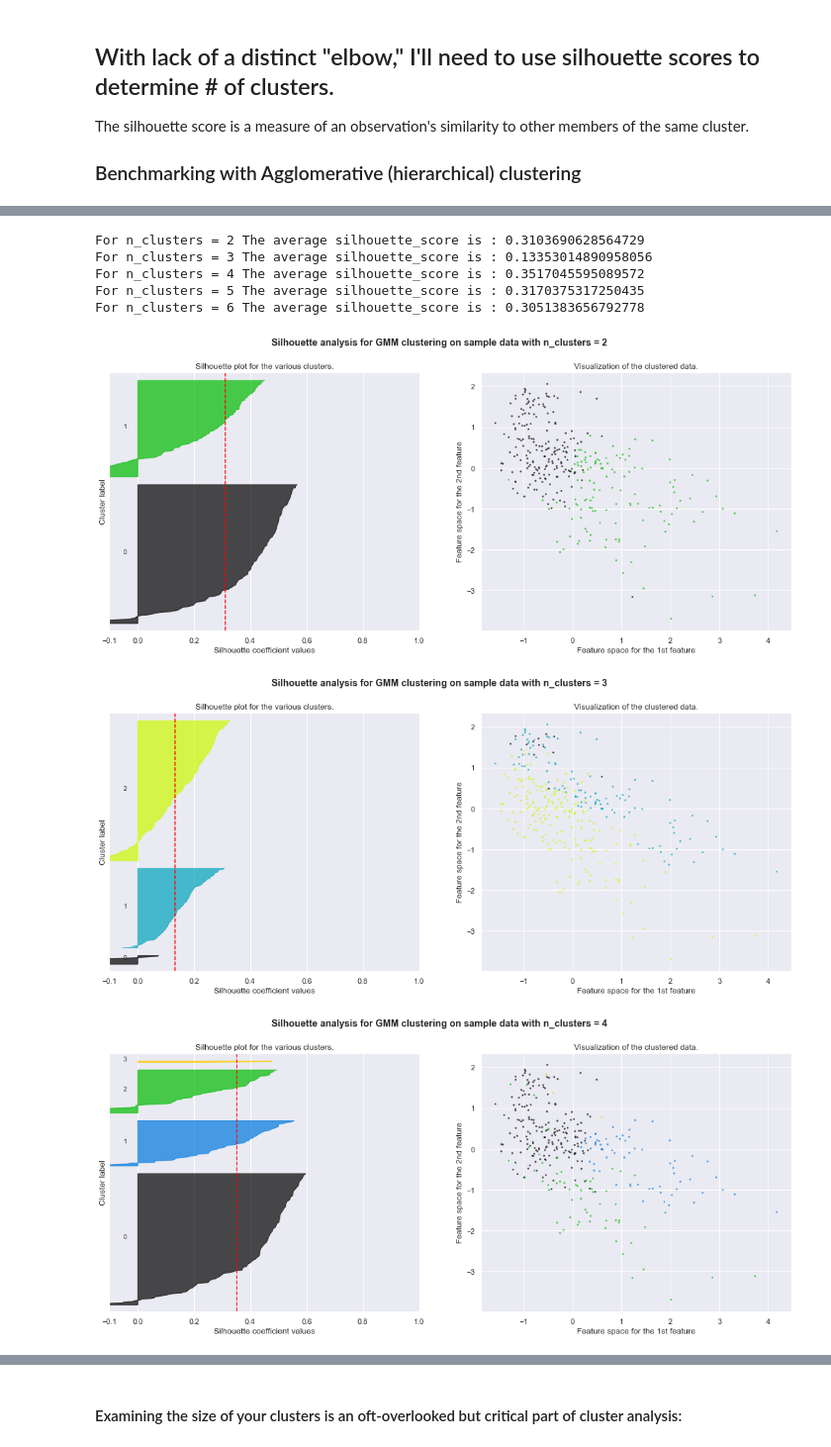
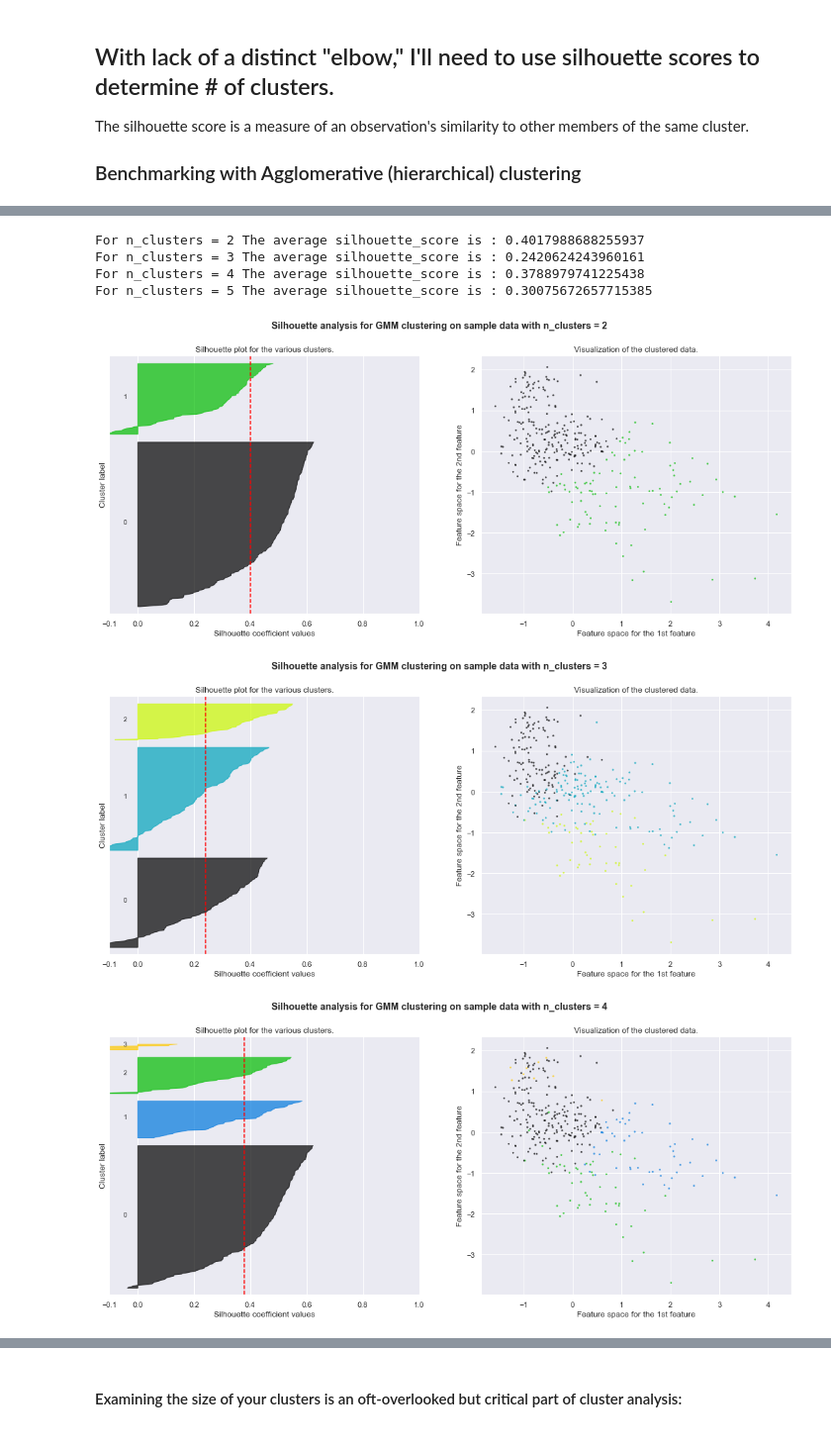
Before and after one commit to drewlehe/Capstone, a Jupyter notebook: Melbourne PCA, GMM Clustering and Classification of Suburbs.ipynb, the cells around one changed output, grey strips where cells are left out. Shown at 99% size. Cells and saved outputs as stored; diff of their text form; code cells hidden in the pictures.

```diff
--- a/Melbourne PCA, GMM Clustering and Classification of Suburbs.ipynb
+++ b/Melbourne PCA, GMM Clustering and Classification of Suburbs.ipynb
@@ -16,7 +13,7 @@ import pandas as pd
 import numpy as np
 import matplotlib.pyplot as plt
 import seaborn as sns
-sns.set(style='darkgrid')
+sns.set(style='darkgrid', font_scale=1.3)
 %matplotlib inline
 # %%
 df=pd.read_csv('Melbourne_housing.csv')
@@ -251,13 +251,12 @@ The silhouette score is a measure of an observation's similarity to other member
 ### Benchmarking with Agglomerative (hierarchical) clustering
 # %%
 from sklearn.metrics import silhouette_samples, silhouette_score
-from sklearn.cluster import KMeans
 from sklearn.cluster import AgglomerativeClustering as AC
 import matplotlib.cm as cm
 
 Z= np.array(data[['SqFt','Year', 'Price']]).reshape(-1, 3)
 
-range_n_clusters = [2, 3, 4, 5, 6]
+range_n_clusters = [2, 3, 4, 5]
 
 for n_clusters in range_n_clusters:
     # Create a subplot with 1 row and 2 columns
@@ -329,7 +328,7 @@ for n_clusters in range_n_clusters:
     ax2.set_xlabel("Feature space for the 1st feature")
     ax2.set_ylabel("Feature space for the 2nd feature")
 
-    plt.suptitle(("Silhouette analysis for KMeans clustering on sample data "
+    plt.suptitle(("Silhouette analysis for Hierarchical clustering on sample data "
                   "with n_clusters = %d" % n_clusters),
                  fontsize=14, fontweight='bold')
 
@@ -355,7 +352,7 @@ import matplotlib.cm as cm
 from sklearn.mixture import GaussianMixture as GMM
 Z= np.array(data[['Price','Year', 'Car']]).reshape(-1, 3)
 
-range_n_clusters = [2, 3, 4, 5, 6]
+range_n_clusters = [2, 3, 4, 5]
 
 for n_clusters in range_n_clusters:
     # Create a subplot with 1 row and 2 columns
@@ -363,8 +360,6 @@ for n_clusters in range_n_clusters:
     fig.set_size_inches(18, 7)
 
     # The 1st subplot is the silhouette plot
-    # The silhouette coefficient can range from -1, 1 but in this example all
-    # lie within [-0.1, 1]
     ax1.set_xlim([-0.1, 1])
     # The (n_clusters+1)*10 is for inserting blank space between silhouette
     # plots of individual clusters, to demarcate them clearly.
@@ -372,7 +367,7 @@ for n_clusters in range_n_clusters:
 
     # Initialize the clusterer with n_clusters value and a random generator
     # seed of 10 for reproducibility.
-    clusterer = GMM(n_components=n_clusters, random_state=1)
+    clusterer = GMM(n_components=n_clusters, random_state=1,covariance_type ='diag')
     cluster_labels = clusterer.fit_predict(Z)
 
     # The silhouette_score gives the average value for all the samples.
@@ -407,38 +402,37 @@ for n_clusters in range_n_clusters:
 
         # Compute the new y_lower for next plot
         y_lower = y_upper + 10  # 10 for the 0 samples
 
     ax1.set_title("Silhouette plot for the various clusters.")
     ax1.set_xlabel("Silhouette coefficient values")
     ax1.set_ylabel("Cluster label")
 
     # The vertical line for average silhouette score of all the values
     ax1.axvline(x=silhouette_avg, color="red", linestyle="--")
 
     ax1.set_yticks([])  # Clear the yaxis labels / ticks
     ax1.set_xticks([-0.1, 0, 0.2, 0.4, 0.6, 0.8, 1])
 
     # 2nd Plot showing the actual clusters formed
     colors = cm.nipy_spectral(cluster_labels.astype(float) / n_clusters)
     ax2.scatter(Z[:, 0], Z[:, 1], marker='.', s=30, lw=0, alpha=0.7,
                 c=colors, edgecolor='k')
 
 
     ax2.set_title("Visualization of the clustered data.")
     ax2.set_xlabel("Feature space for the 1st feature")
     ax2.set_ylabel("Feature space for the 2nd feature")
 
     plt.suptitle(("Silhouette analysis for GMM clustering on sample data "
                   "with n_clusters = %d" % n_clusters),
                  fontsize=14, fontweight='bold')
 
 plt.show()
 # %% [output]
-For n_clusters = 2 The average silhouette_score is : 0.3103690628564729
-For n_clusters = 3 The average silhouette_score is : 0.13353014890958056
-For n_clusters = 4 The average silhouette_score is : 0.3517045595089572
-For n_clusters = 5 The average silhouette_score is : 0.3170375317250435
-For n_clusters = 6 The average silhouette_score is : 0.3051383656792778
+For n_clusters = 2 The average silhouette_score is : 0.4017988688255937
+For n_clusters = 3 The average silhouette_score is : 0.2420624243960161
+For n_clusters = 4 The average silhouette_score is : 0.3788979741225438
+For n_clusters = 5 The average silhouette_score is : 0.30075672657715385
-[figure, old version]
+[figure, new version]
-[figure, old version]
+[figure, new version]
-[figure, old version]
+[figure, new version]
```
Also changed, not shown: parts of 25 cells of this notebook, 1 other file.
